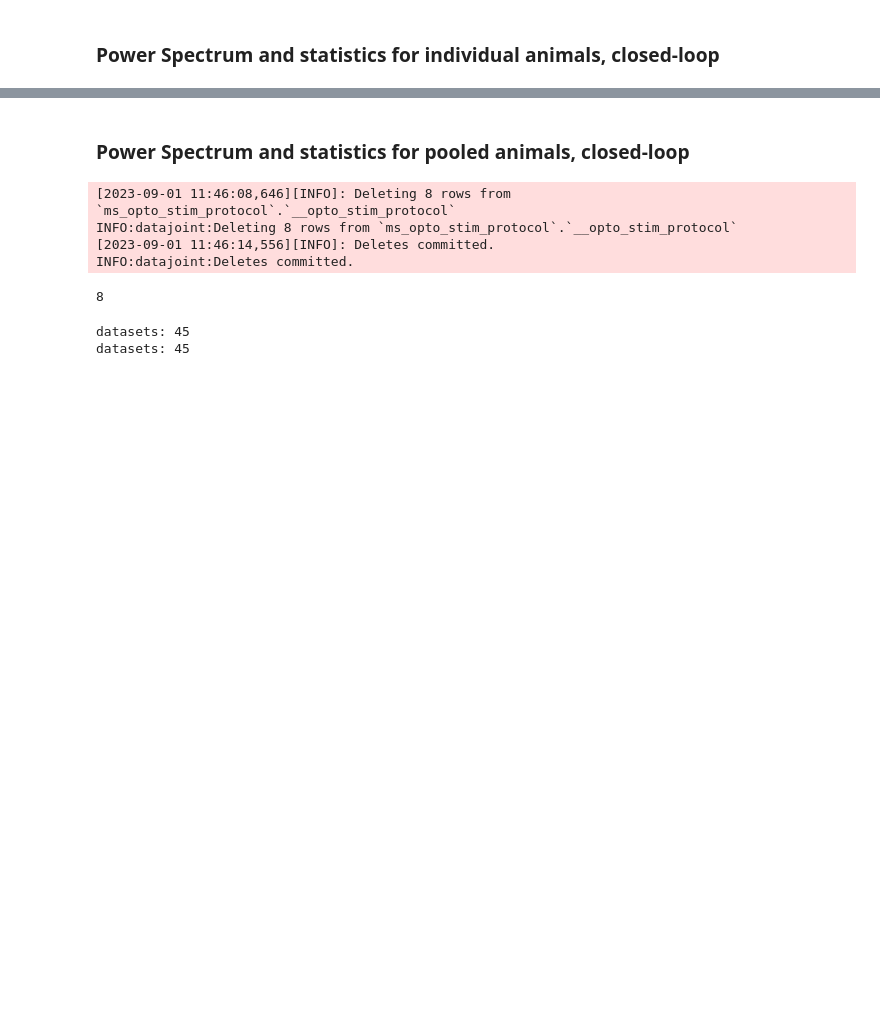
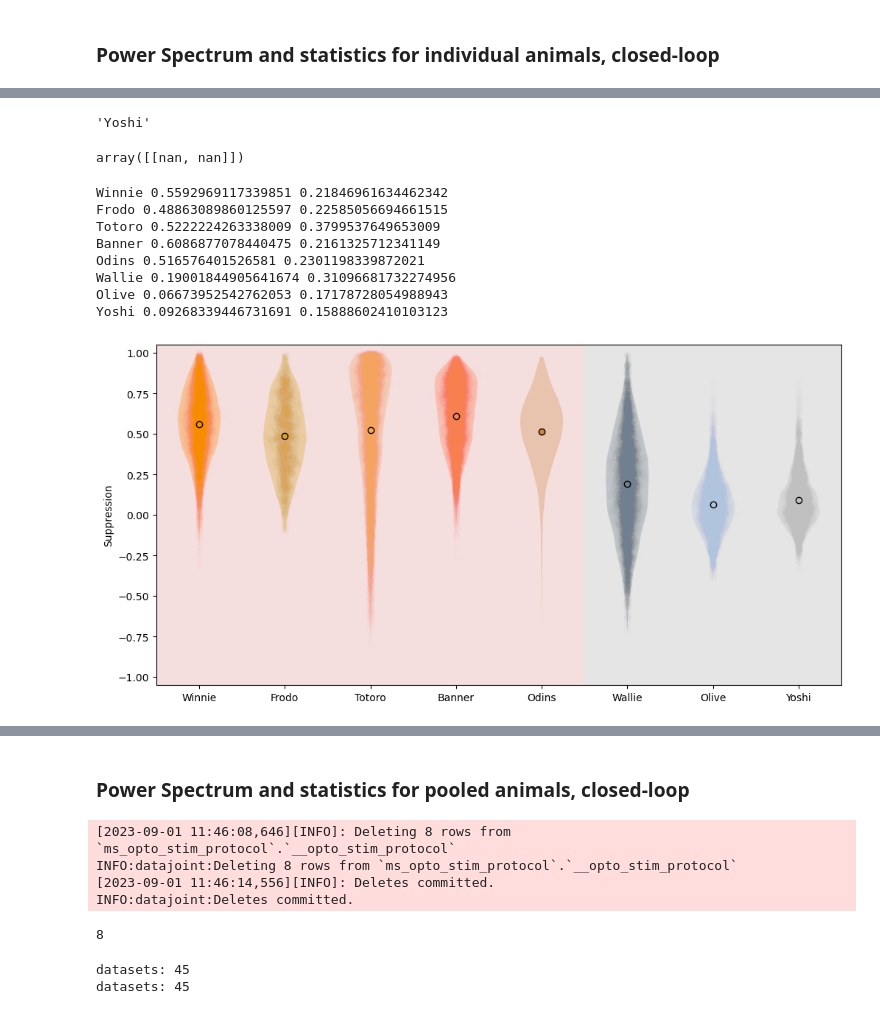
Before and after one commit to LorenFrankLab/ms_stim_analysis, a Jupyter notebook: LFP/opto_powerSpectrum_closedLoop_analysis.ipynb, the cells around one changed output, grey strips where cells are left out. Saved outputs shown, nothing was run; the diff lists cells and outputs as text; code cells hidden in the pictures; blank space fills up the shorter version.

```diff
--- a/LFP/opto_powerSpectrum_closedLoop_analysis.ipynb
+++ b/LFP/opto_powerSpectrum_closedLoop_analysis.ipynb
@@ -90 +124,5 @@ linear_limits [33.49999999999987, 62.79999999999961]
+# %%
+animal
+# %% [output]
+'Yoshi'
 # %%
@@ -92,0 +134,75 @@ score_fig.savefig('/home/sambray/Pictures/group_meet_112023/lineartrack_suppress
+# %%
+suppression_scores.pop("Bilbo")
+# %% [output]
+array([[nan, nan]])
+# %%
+from Analysis.utils import violin_scatter
+
+boxplot = False
+
+fig = plt.figure(figsize=(12, 6))
+ax = fig.gca()
+for i, animal in enumerate(suppression_scores.keys()):
+    if not boxplot:
+        print(
+            animal,
+            np.mean(suppression_scores[animal]),
+            np.std(suppression_scores[animal]),
+        )
+        violin_scatter(
+            np.squeeze(suppression_scores[animal]),
+            pos=i,
+            color=animal_style.loc[animal, "color"],
+            mark_mean=True,
+            alpha=0.1,
+        )
+        plt.scatter(
+            [i],
+            np.mean(suppression_scores[animal]),
+            facecolor=animal_style.loc[animal, "color"],
+            edgecolor="k",
+            zorder=10,
+        )
+    else:
+        c = animal_style.loc[animal, "color"]
+        plt.boxplot(
+            np.squeeze(suppression_scores[animal]),
+            positions=[i],
+            widths=0.4,
+            patch_artist=True,
+            showmeans=False,
+            # showmedians=False,
+            boxprops=dict(facecolor=c, alpha=0.5, edgecolor=c, lw=1.5),
+            capprops=dict(color=c),
+            whiskerprops=dict(color=c, lw=2),
+            flierprops=dict(color=c, markeredgecolor=c),
+            medianprops=dict(color=c),
+            notch=True,
+            showfliers=False,
+        )
+
+    plt.fill_between(
+        [i - 0.5, i + 0.5],
+        -2,
+        2,
+        facecolor=animal_style.loc[animal, "background"],
+        alpha=0.2,
+        zorder=-1,
+    )
+ax.set_xticks(range(len(suppression_scores.keys())), labels=suppression_scores.keys())
+ax.set_ylim(-1.05, 1.05)
+ax.set_xlim(-0.5, len(suppression_scores.keys()) - 0.5)
+ax.set_ylabel("Suppression")
+plt.rcParams["svg.fonttype"] = "none"
+boxplot_tag = "boxplot" if boxplot else "violin"
+# fig.savefig(f'/home/sambray/Documents/MS_analysis_samsplaying/Plots/fens_2024/lineartrack_suppression_{boxplot_tag}.svg')
+# %% [output]
+Winnie 0.5592969117339851 0.21846961634462342
+Frodo 0.48863089860125597 0.22585056694661515
+Totoro 0.5222224263338009 0.3799537649653009
+Banner 0.6086877078440475 0.2161325712341149
+Odins 0.516576401526581 0.2301198339872021
+Wallie 0.19001844905641674 0.31096681732274956
+Olive 0.06673952542762053 0.17178728054988943
+Yoshi 0.09268339446731691 0.15888602410103123
+[figure, added]
```
Also changed, not shown: parts of 9 cells of this notebook, 2 other files.
